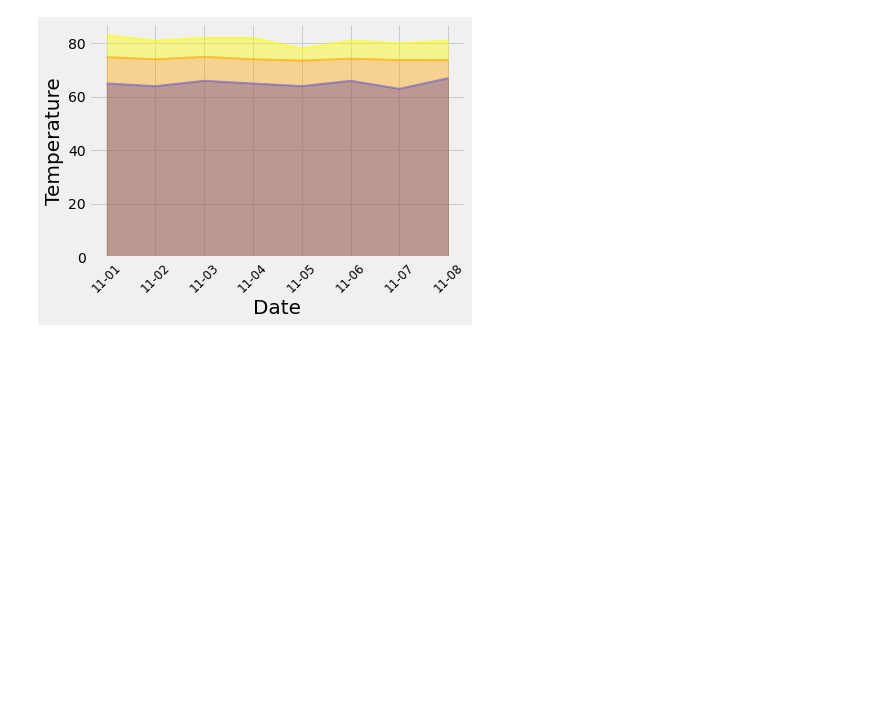
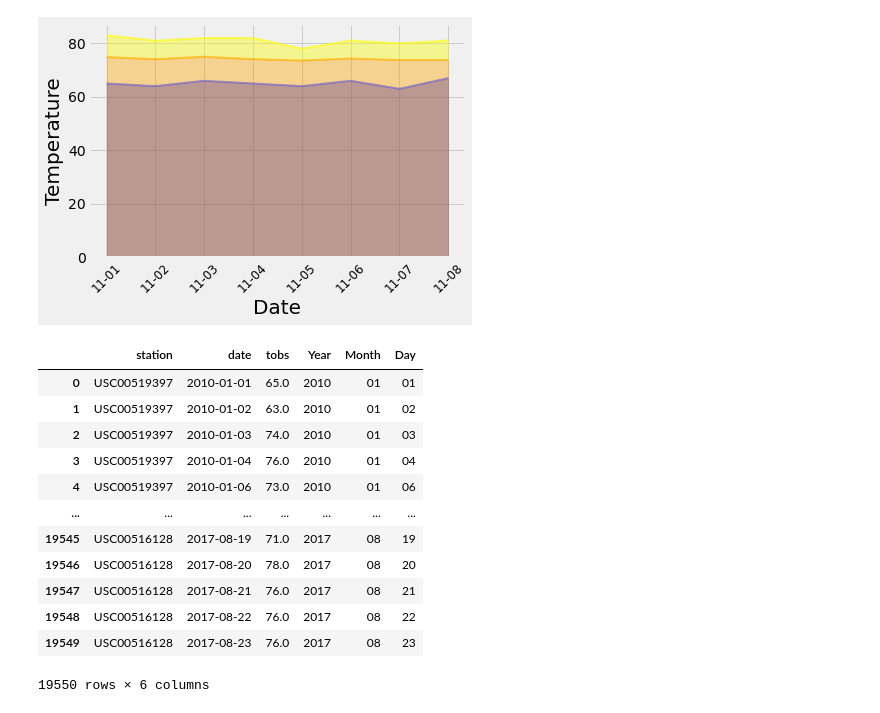
Before and after one commit to bpezzullo/SQLAlchemy-challenge, a Jupyter notebook: climate_starter.ipynb, the cells around one changed output. Cells and saved outputs as stored; diff of their text form; code cells hidden in the pictures; blank space fills up the shorter version.

```diff
--- a/climate_starter.ipynb
+++ b/climate_starter.ipynb
@@ -487,3 +489,25 @@ plt.ylim(bottom=0)
 # %% [output]
 (0.0, 87.15)
 [figure]
+# %%
+#Temperature Analysis I
+
+temp_df = pd.read_sql("SELECT station, date, tobs from measurement", conn)
+#temp_df[['Year','month-day']] = temp_df.date.str.split("-",expand=True)
+temp_df[['Year','Month','Day']] = temp_df.date.apply(
+   lambda x: pd.Series(str(x).split("-")))
+temp_df
+# %% [output]
+|  | station | date | tobs | Year | Month | Day |
+| 0 | USC00519397 | 2010-01-01 | 65.0 | 2010 | 01 | 01 |
+| 1 | USC00519397 | 2010-01-02 | 63.0 | 2010 | 01 | 02 |
+| 2 | USC00519397 | 2010-01-03 | 74.0 | 2010 | 01 | 03 |
+| 3 | USC00519397 | 2010-01-04 | 76.0 | 2010 | 01 | 04 |
+| 4 | USC00519397 | 2010-01-06 | 73.0 | 2010 | 01 | 06 |
+| ... | ... | ... | ... | ... | ... | ... |
+| 19545 | USC00516128 | 2017-08-19 | 71.0 | 2017 | 08 | 19 |
+| 19546 | USC00516128 | 2017-08-20 | 78.0 | 2017 | 08 | 20 |
+| 19547 | USC00516128 | 2017-08-21 | 76.0 | 2017 | 08 | 21 |
+| 19548 | USC00516128 | 2017-08-22 | 76.0 | 2017 | 08 | 22 |
+| 19549 | USC00516128 | 2017-08-23 | 76.0 | 2017 | 08 | 23 |
+19550 rows × 6 columns
```
Also changed, not shown: parts of 9 cells of this notebook.
